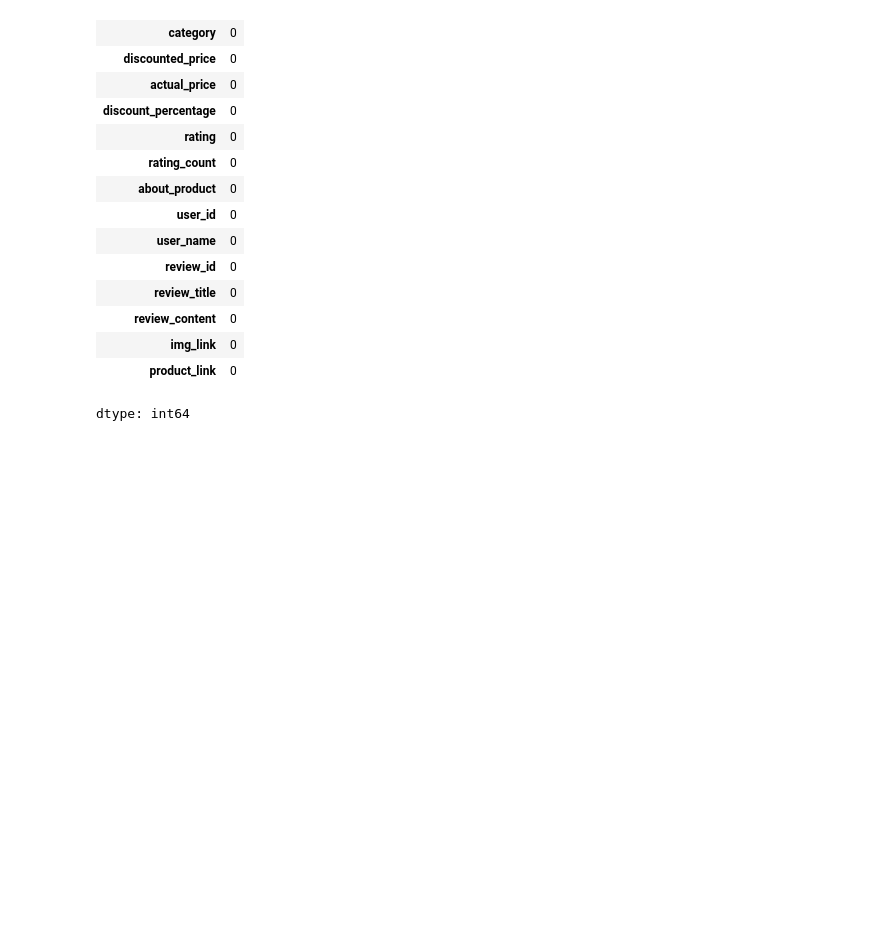
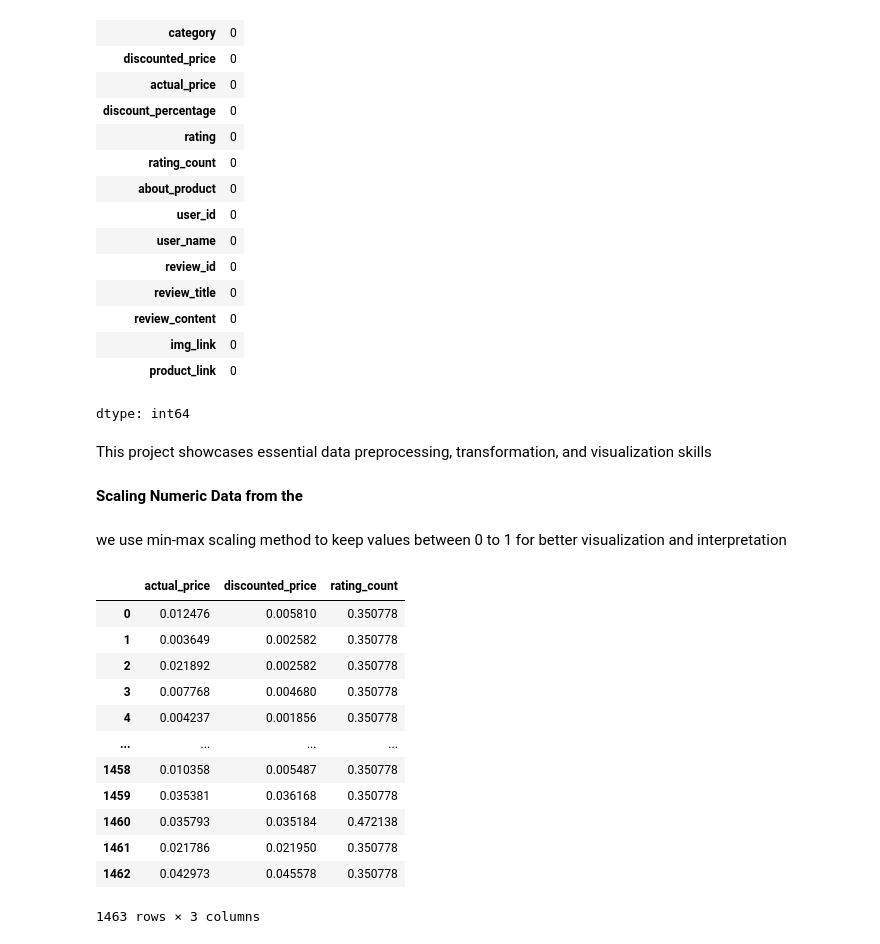
Before and after one commit to Harin22/data-wrangling-visualization, a Jupyter notebook: Data_transformation_(in_depth).ipynb, the cells around one changed output. Saved outputs shown, nothing was run; the diff lists cells and outputs as text; code cells hidden in the pictures; blank space fills up the shorter version.

Commit message:
Applied Min-Max scaling to columns for better data consistency and interpretation.

```diff
--- a/Data_transformation_(in_depth).ipynb
+++ b/Data_transformation_(in_depth).ipynb
@@ -43,3 +43,30 @@ new_df.isnull().sum()
 | img_link | 0 |
 | product_link | 0 |
 dtype: int64
+# %% [markdown]
+This project showcases essential data preprocessing, transformation, and visualization skills
+# %% [markdown]
+**Scaling Numeric Data from the**
+# %% [markdown]
+we use min-max scaling method to keep values between 0 to 1 for better visualization and interpretation
+# %%
+from sklearn.preprocessing import MinMaxScaler
+
+scale = MinMaxScaler    #min-max scaling methoid
+new_df[numeric_cols] = scaler.fit_transform(new_df[numeric_cols])
+
+display(new_df[numeric_cols])
+# %% [output]
+|  | actual_price | discounted_price | rating_count |
+| 0 | 0.012476 | 0.005810 | 0.350778 |
+| 1 | 0.003649 | 0.002582 | 0.350778 |
+| 2 | 0.021892 | 0.002582 | 0.350778 |
+| 3 | 0.007768 | 0.004680 | 0.350778 |
+| 4 | 0.004237 | 0.001856 | 0.350778 |
+| ... | ... | ... | ... |
+| 1458 | 0.010358 | 0.005487 | 0.350778 |
+| 1459 | 0.035381 | 0.036168 | 0.350778 |
+| 1460 | 0.035793 | 0.035184 | 0.472138 |
+| 1461 | 0.021786 | 0.021950 | 0.350778 |
+| 1462 | 0.042973 | 0.045578 | 0.350778 |
+1463 rows × 3 columns
```
